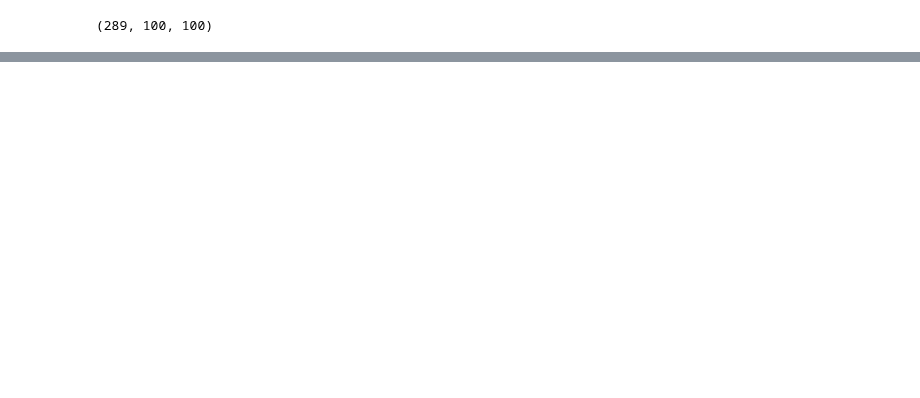
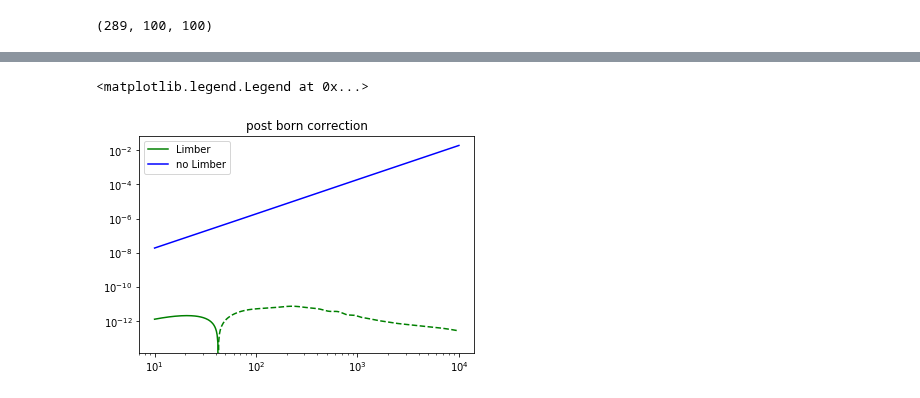
Before and after one commit to VMBoehm/postlimber, a Jupyter notebook: notebooks/PostBornTerms without Limber.ipynb, the cells around one changed output, grey strips where cells are left out. Saved outputs shown, nothing was run; the diff lists cells and outputs as text; code cells hidden in the pictures; blank space fills up the shorter version.

```diff
--- a/notebooks/PostBornTerms without Limber.ipynb
+++ b/notebooks/PostBornTerms without Limber.ipynb
@@ -66,2 +194,24 @@ res.shape
+# %%
+# use same sampling as in Limber case
+L     = np.logspace(1,4,400)
+
+# sampling for integrations
+phi = np.linspace(0.,2.*np.pi,1000,endpoint=True)
+L1  = np.logspace(-1,5,400)
+# %%
+all_bins = get_regularized_sum_of_terms(L,L1,phi,MA,method='trapz')+get_second_sum_of_terms(L,L1,MA,method='trapz')
+# %%
+L, corrs = np.load('../output/LimberPostBornResultsLSST.npy')
+# %%
+plt.figure()
+plt.title('post born correction')
+plt.loglog(L,corrs[-1],label='Limber',color='g')
+plt.loglog(L,-corrs[-1],color='g',ls='--')
+plt.loglog(L,all_bins,label='no Limber',color='b')
+plt.loglog(L,-all_bins,color='b',ls='--')
+plt.legend()
+# %% [output]
+<matplotlib.legend.Legend at 0x...>
+[figure, added]
 # %%
 # %% [output]
```
Also changed, not shown: parts of 12 cells of this notebook, 5 other files.
